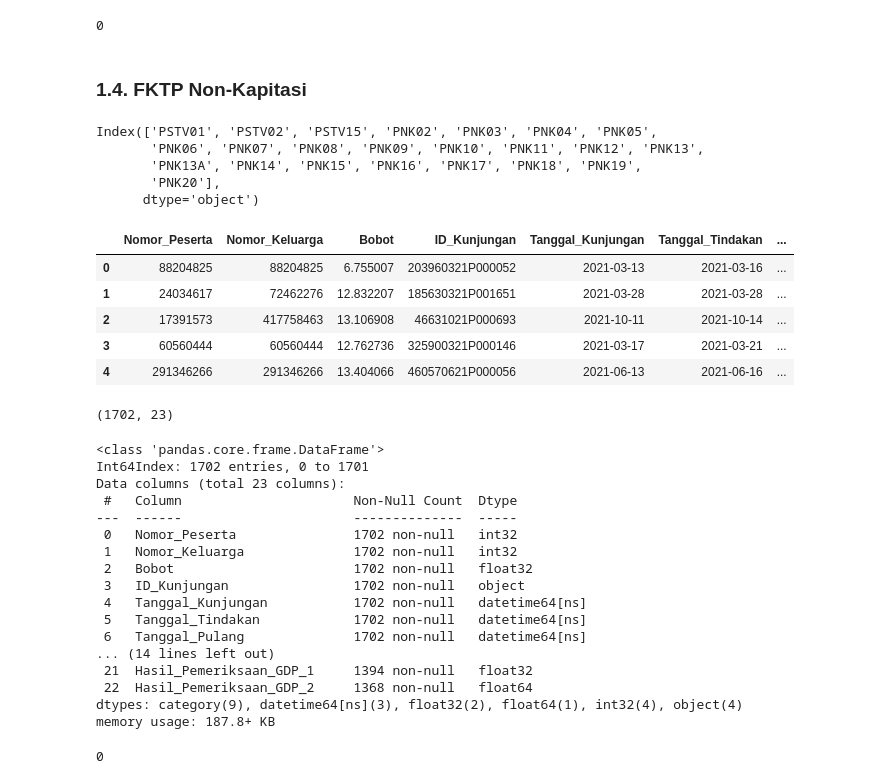
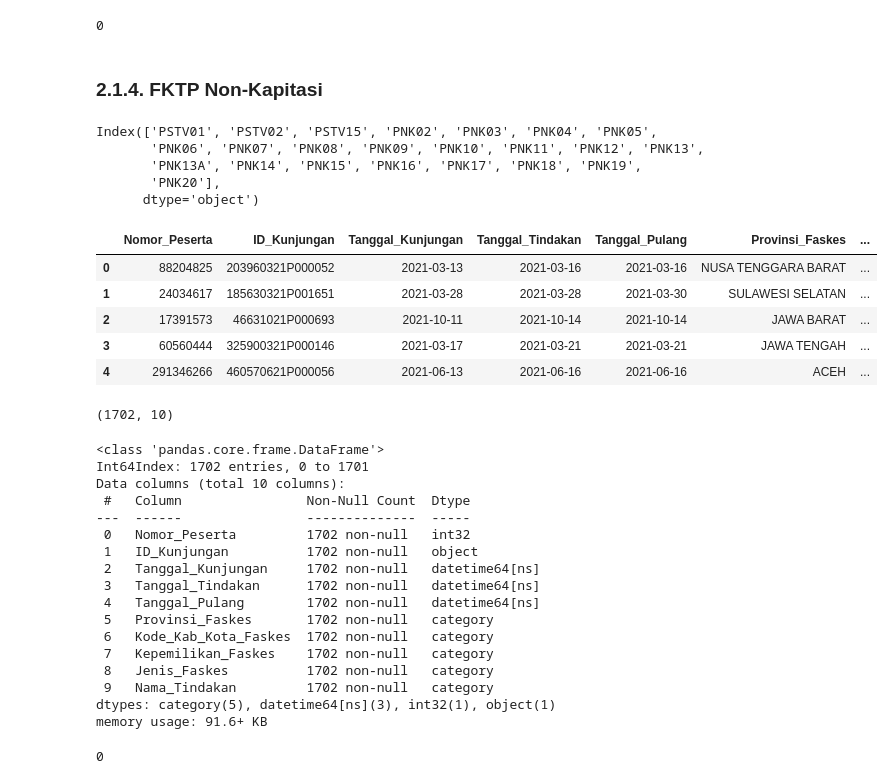
Before and after one commit to fathinafiff/BPJS-Healthkathon-2.0, a Jupyter notebook: Notebooks/2_BPJS_DM_Diabetes_Mellitus.ipynb, the cells around one changed output. Cells and saved outputs as stored; diff of their text form; code cells hidden in the pictures.

```diff
--- a/Notebooks/2_BPJS_DM_Diabetes_Mellitus.ipynb
+++ b/Notebooks/2_BPJS_DM_Diabetes_Mellitus.ipynb
@@ -38,11 +38,11 @@ Matplotlib 3.7.1
 Seaborn 0.12.2
 # %%
 # Read the data files
-df_19 = pd.read_stata('/content/drive/MyDrive/Extra Space/Healthkathon/Data Sampel Final 2022/Kontekstual DM/DM2019_kepesertaan.dta')
-df_20 = pd.read_stata('/content/drive/MyDrive/Extra Space/Healthkathon/Data Sampel Final 2022/Kontekstual DM/DM2020_kepesertaan.dta')
-df_21 = pd.read_stata('/content/drive/MyDrive/Extra Space/Healthkathon/Data Sampel Final 2022/Kontekstual DM/DM2021_kepesertaan.dta')
-df_fktp_k = pd.read_stata('/content/drive/MyDrive/Extra Space/Healthkathon/Data Sampel Final 2022/Kontekstual DM/DM2021_fktpkapitasi.dta', convert_categoricals=False)
-df_fkrtl_1 = pd.read_stata('/content/drive/MyDrive/Extra Space/Healthkathon/Data Sampel Final 2022/Kontekstual DM/DM2021_fkrtl.dta')
-df_fktp_n = pd.read_stata('/content/drive/MyDrive/Extra Space/Healthkathon/Data Sampel Final 2022/Kontekstual DM/DM2021_fktpnonkapitasi.dta')
-df_fkrtl_2 = pd.read_stata('/content/drive/MyDrive/Extra Space/Healthkathon/Data Sampel Final 2022/Kontekstual DM/DM2021_fkrtldxsekunder.dta')
+df_19 = pd.read_stata('/content/drive/MyDrive/BPJS-Healthkathon-2.0-main/Files/Data Sampel Final 2022/Kontekstual DM/DM2019_kepesertaan.dta')
+df_20 = pd.read_stata('/content/drive/MyDrive/BPJS-Healthkathon-2.0-main/Files/Data Sampel Final 2022/Kontekstual DM/DM2020_kepesertaan.dta')
+df_21 = pd.read_stata('/content/drive/MyDrive/BPJS-Healthkathon-2.0-main/Files/Data Sampel Final 2022/Kontekstual DM/DM2021_kepesertaan.dta')
+df_fktp_k = pd.read_stata('/content/drive/MyDrive/BPJS-Healthkathon-2.0-main/Files/Data Sampel Final 2022/Kontekstual DM/DM2021_fktpkapitasi.dta', convert_categoricals=False)
+df_fkrtl_1 = pd.read_stata('/content/drive/MyDrive/BPJS-Healthkathon-2.0-main/Files/Data Sampel Final 2022/Kontekstual DM/DM2021_fkrtl.dta')
+df_fktp_nk = pd.read_stata('/content/drive/MyDrive/BPJS-Healthkathon-2.0-main/Files/Data Sampel Final 2022/Kontekstual DM/DM2021_fktpnonkapitasi.dta')
+df_fkrtl_2 = pd.read_stata('/content/drive/MyDrive/BPJS-Healthkathon-2.0-main/Files/Data Sampel Final 2022/Kontekstual DM/DM2021_fkrtldxsekunder.dta')
 # %% [markdown]
@@ -636,5 +701,5 @@ df_fkrtl_1.isna().sum().sum()
 # %% [output]
 0
 # %% [markdown]
-### 1.4. FKTP Non-Kapitasi
+### 2.1.4. FKTP Non-Kapitasi
 # %%
@@ -646,7 +711,7 @@ Index(['PSTV01', 'PSTV02', 'PSTV15', 'PNK02', 'PNK03', 'PNK04', 'PNK05',
        'PNK20'],
       dtype='object')
 # %%
-df_fktp_n.rename(columns={
+df_fktp_nk.rename(columns={
     'PSTV01': 'Nomor_Peserta',
     'PSTV02': 'Nomor_Keluarga',
     'PSTV15': 'Bobot',
@@ -671,37 +736,46 @@ df_fktp_n.rename(columns={
     'PNK19' : 'Hasil_Pemeriksaan_GDP_1', # Gula Darah Puasa
     'PNK20' : 'Hasil_Pemeriksaan_GDP_2'
 }, inplace=True)
+# %%
+df_fktp_nk.drop([
+    'Nomor_Keluarga', 'Bobot',
+    'Tipe_Faskes', 'Tingkat_Layanan', 'Segmen_Peserta',
+    'Kode_Nama_Diagnosis_ICD_10', 'Kode_Diagnosis_ICD_10',
+    'Kode_Diagnosis_3_5_Digit', 'Nama_Diagnosis',
+    'Biaya_Tagih', 'Biaya_Verifikasi',
+    'Hasil_Pemeriksaan_GDP_1', 'Hasil_Pemeriksaan_GDP_2'
+    ], axis=1, inplace=True)
 # %%
-df_fktp_n.head()
+df_fktp_nk.head()
 # %% [output]
-|  | Nomor_Peserta | Nomor_Keluarga | Bobot | ID_Kunjungan | Tanggal_Kunjungan | Tanggal_Tindakan | ... |
-| 0 | 88204825 | 88204825 | 6.755007 | 203960321P000052 | 2021-03-13 | 2021-03-16 | ... |
-| 1 | 24034617 | 72462276 | 12.832207 | 185630321P001651 | 2021-03-28 | 2021-03-28 | ... |
-| 2 | 17391573 | 417758463 | 13.106908 | 46631021P000693 | 2021-10-11 | 2021-10-14 | ... |
-| 3 | 60560444 | 60560444 | 12.762736 | 325900321P000146 | 2021-03-17 | 2021-03-21 | ... |
-| 4 | 291346266 | 291346266 | 13.404066 | 460570621P000056 | 2021-06-13 | 2021-06-16 | ... |
+|  | Nomor_Peserta | ID_Kunjungan | Tanggal_Kunjungan | Tanggal_Tindakan | Tanggal_Pulang | Provinsi_Faskes | ... |
+| 0 | 88204825 | 203960321P000052 | 2021-03-13 | 2021-03-16 | 2021-03-16 | NUSA TENGGARA BARAT | ... |
+| 1 | 24034617 | 185630321P001651 | 2021-03-28 | 2021-03-28 | 2021-03-30 | SULAWESI SELATAN | ... |
+| 2 | 17391573 | 46631021P000693 | 2021-10-11 | 2021-10-14 | 2021-10-14 | JAWA BARAT | ... |
+| 3 | 60560444 | 325900321P000146 | 2021-03-17 | 2021-03-21 | 2021-03-21 | JAWA TENGAH | ... |
+| 4 | 291346266 | 460570621P000056 | 2021-06-13 | 2021-06-16 | 2021-06-16 | ACEH | ... |
 # %%
-df_fktp_n.shape
+df_fktp_nk.shape
 # %% [output]
-(1702, 23)
+(1702, 10)
 # %%
-df_fktp_n.info()
+df_fktp_nk.info()
 # %% [output]
 <class 'pandas.core.frame.DataFrame'>
 Int64Index: 1702 entries, 0 to 1701
-Data columns (total 23 columns):
- #   Column                      Non-Null Count  Dtype
----  ------                      --------------  -----
- 0   Nomor_Peserta               1702 non-null   int32
- 1   Nomor_Keluarga              1702 non-null   int32
- 2   Bobot                       1702 non-null   float32
- 3   ID_Kunjungan                1702 non-null   object
- 4   Tanggal_Kunjungan           1702 non-null   datetime64[ns]
- 5   Tanggal_Tindakan            1702 non-null   datetime64[ns]
- 6   Tanggal_Pulang              1702 non-null   datetime64[ns]
-... (14 lines left out)
- 21  Hasil_Pemeriksaan_GDP_1     1394 non-null   float32
- 22  Hasil_Pemeriksaan_GDP_2     1368 non-null   float64
-dtypes: category(9), datetime64[ns](3), float32(2), float64(1), int32(4), object(4)
-memory usage: 187.8+ KB
+Data columns (total 10 columns):
+ #   Column                Non-Null Count  Dtype
+---  ------                --------------  -----
+ 0   Nomor_Peserta         1702 non-null   int32
+ 1   ID_Kunjungan          1702 non-null   object
+ 2   Tanggal_Kunjungan     1702 non-null   datetime64[ns]
+ 3   Tanggal_Tindakan      1702 non-null   datetime64[ns]
+ 4   Tanggal_Pulang        1702 non-null   datetime64[ns]
+ 5   Provinsi_Faskes       1702 non-null   category
+ 6   Kode_Kab_Kota_Faskes  1702 non-null   category
+ 7   Kepemilikan_Faskes    1702 non-null   category
+ 8   Jenis_Faskes          1702 non-null   category
+ 9   Nama_Tindakan         1702 non-null   category
+dtypes: category(5), datetime64[ns](3), int32(1), object(1)
+memory usage: 91.6+ KB
 # %%
```
Also changed, not shown: parts of 62 cells of this notebook, 2 other files.
